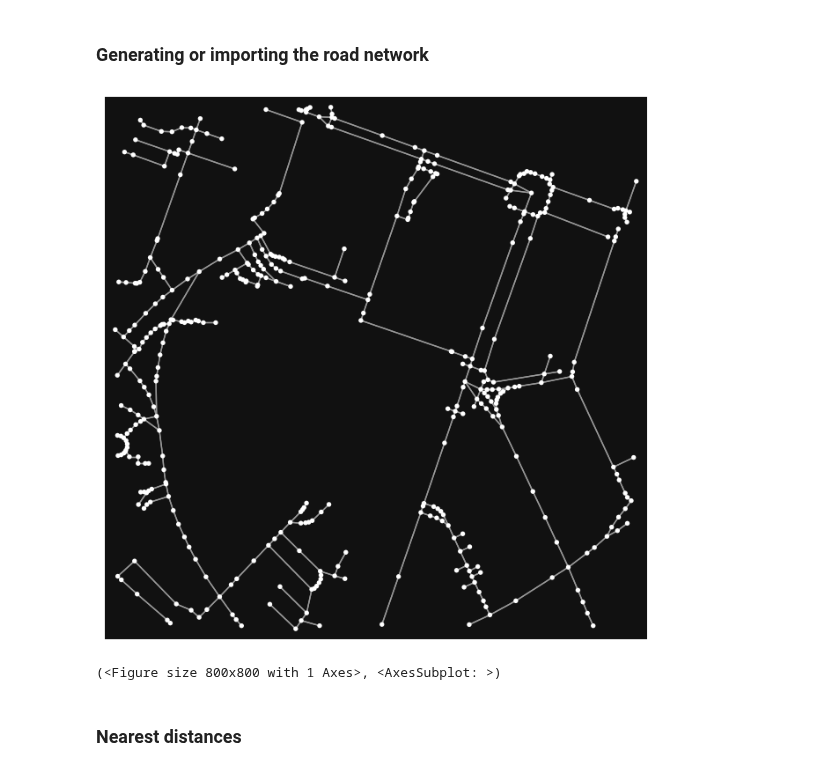
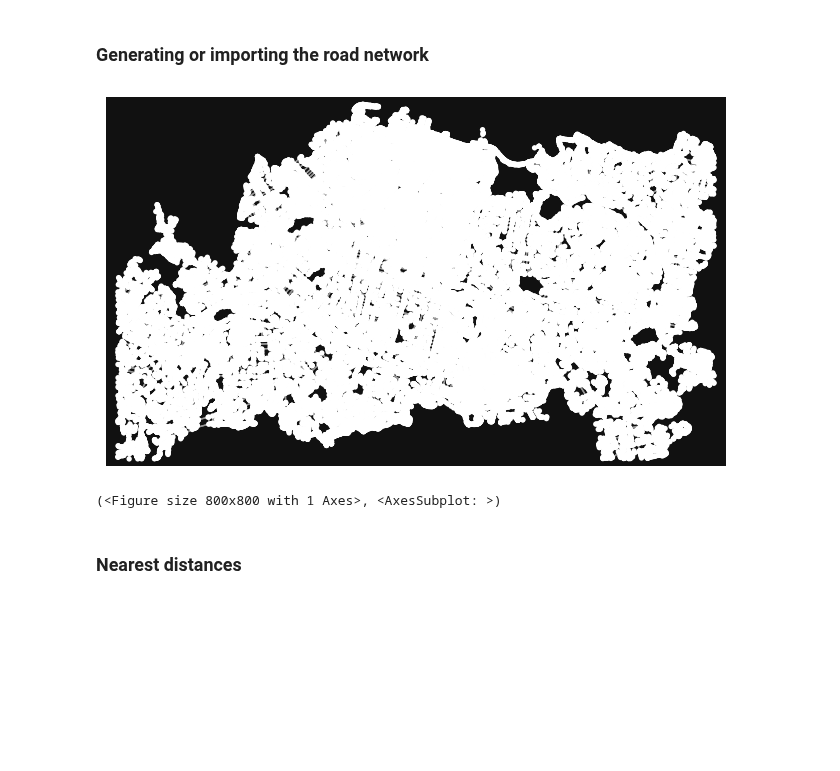
Before and after one commit to jankomag/uli-nz, a Jupyter notebook: test.ipynb, the cells around one changed output. Saved outputs shown, nothing was run; the diff lists cells and outputs as text; code cells hidden in the pictures; blank space fills up the shorter version.

Commit message:
changes to network

```diff
--- a/test.ipynb
+++ b/test.ipynb
@@ -17,10 +17,10 @@ import itertools
 # %% [markdown]
 ### Generating or importing the road network
 # %%
-Gsmol = ox.graph.graph_from_address("Auckland, New Zealand", network_type="walk", simplify = False, dist =200)
+Gsmol = ox.graph.graph_from_address("Auckland, New Zealand", network_type="walk", simplify = False, dist =10000)
 ox.plot_graph(Gsmol)
 # %% [output]
-[figure, old version]
+[figure, new version]
 (<Figure size 800x800 with 1 Axes>, <AxesSubplot: >)
 # %% [markdown]
 ### Nearest distances
```
Also changed, not shown: parts of 1 cell of this notebook, 1 other file.
